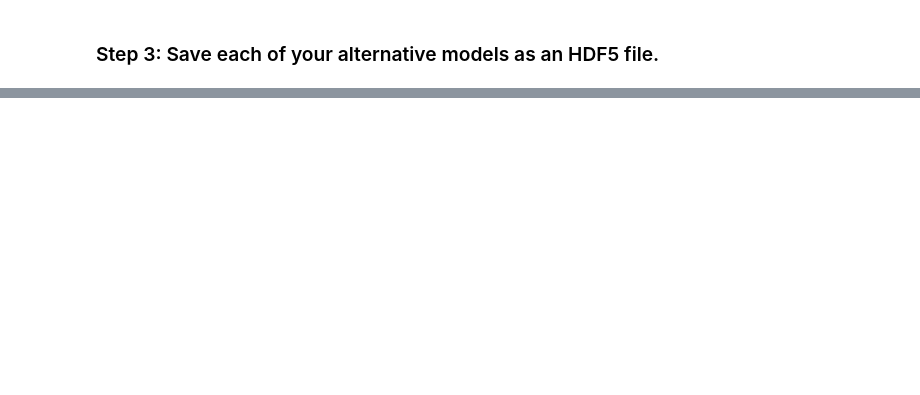
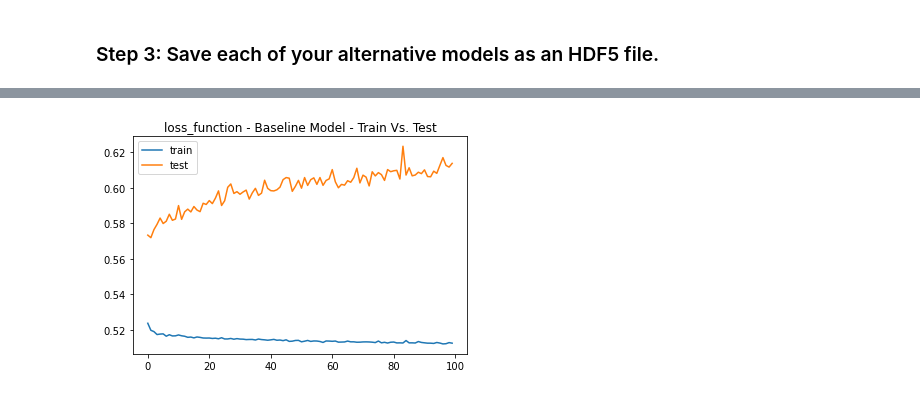
Before and after one commit to n8patterson/vc-neural-net, a Jupyter notebook: venture_funding_with_deep_learning.ipynb, the cells around one changed output, grey strips where cells are left out. Cells and saved outputs as stored; diff of their text form; code cells hidden in the pictures; blank space fills up the shorter version.

Commit message:
explore overfitting

```diff
--- a/venture_funding_with_deep_learning.ipynb
+++ b/venture_funding_with_deep_learning.ipynb
@@ -946,0 +953,3 @@ nn_A4.save(file_path)
+# %%
+# Fit the model using 50 epochs and the training data
+fit_model_baseline_no_split = nn.fit(X_all, y, epochs=epochs, validation_split=0.3)
@@ -946,0 +1058,9 @@ nn_A4.save(file_path)
+# %%
+# Explore overfitting graph baseline
+plt.plot(fit_model_baseline_no_split.history['loss'])
+plt.plot(fit_model_baseline_no_split.history['val_loss'])
+plt.title("loss_function - Baseline Model - Train Vs. Test")
+plt.legend(["train", "test"])
+plt.show()
+# %% [output]
+[figure, added]
```
Also changed, not shown: parts of 30 cells of this notebook, 4 other files.
